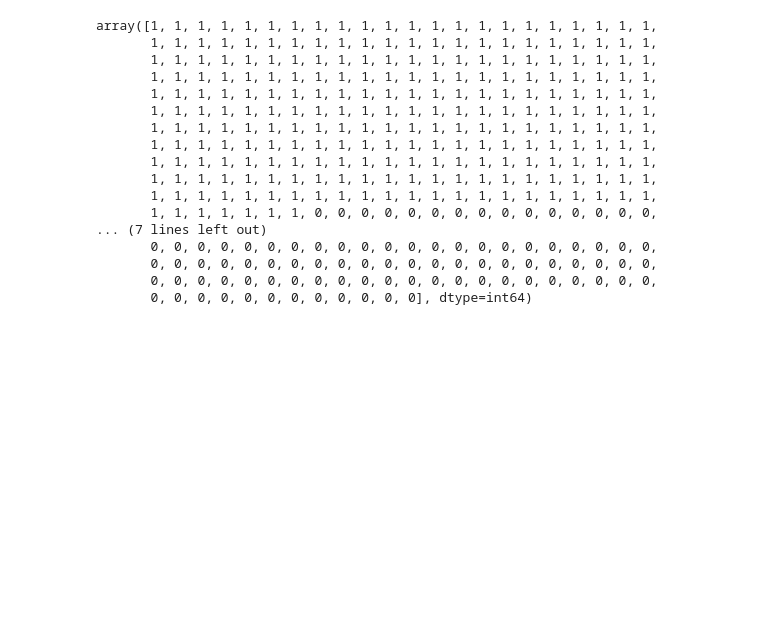
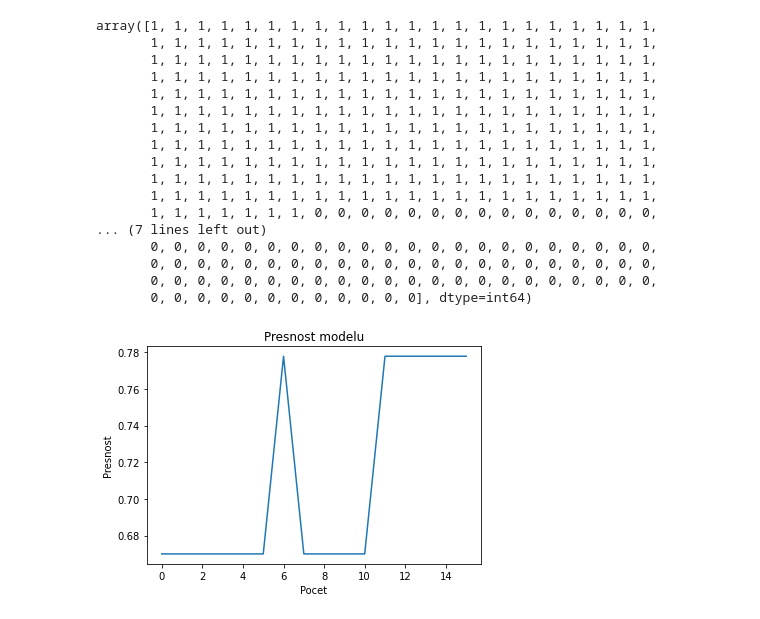
Before and after one commit to whiskeY11/Plesivcak_NS2021, a Jupyter notebook: Plesivcak_NS2021_projekt.ipynb, the cells around one changed output. Drawn from its saved outputs; the diff is of its cells as text; code cells hidden in the pictures; blank space fills up the shorter version.

Commit message:
Vrátená neuronová sieť späť na SVC, Keras mal nízku presnosť a predikcia nefungovala dobre, pridaná vizualizácia presnosti

```diff
--- a/Plesivcak_NS2021_projekt.ipynb
+++ b/Plesivcak_NS2021_projekt.ipynb
@@ -166,17 +167,25 @@ list = []
 # %%
 sc_X = StandardScaler()
 X_Train = sc_X.fit_transform(X_Train)
 X_Test = sc_X.fit_transform(X_Test)
 
 #vytvoríme si klasifikátor, ktorý nám dáta rozdelí
 #aktivačná funkcia je nastavená na linearnu
 #random_state je nastavený na 1, čiže sa údaje pomiešajú náhodne
 classifier = SVC(kernel="linear", random_state=1, tol=0.01)
 #natrénujeme si neuronovú sieť pomocou príkazu fit
 classifier.fit(X_Train, Y_Train)
 
-score = classifier.score(X_Test,Y_Test)
+score = classifier.score(X_Train,Y_Train)
 list.append(score)
+
+plt.plot(list)
+plt.title('Presnost modelu')
+plt.ylabel('Presnost')
+plt.xlabel('Pocet')
+plt.show()
+# %% [output]
+[figure, added]
 # %%
 list
 # %% [output]
```
Also changed, not shown: parts of 3 cells of this notebook.
